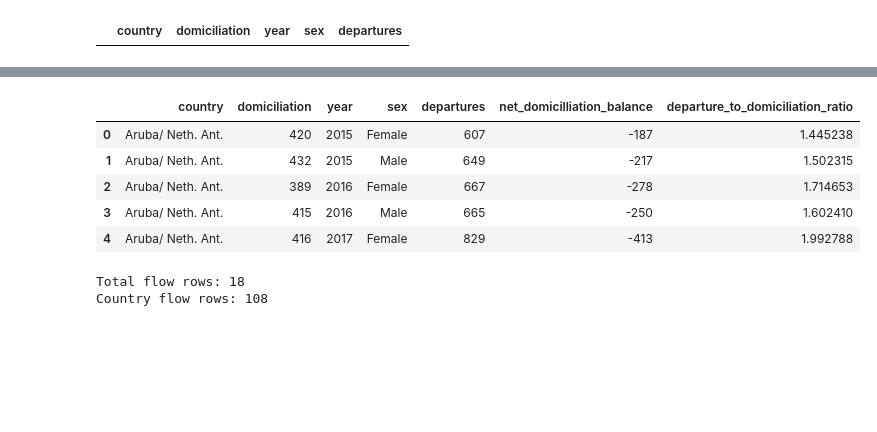
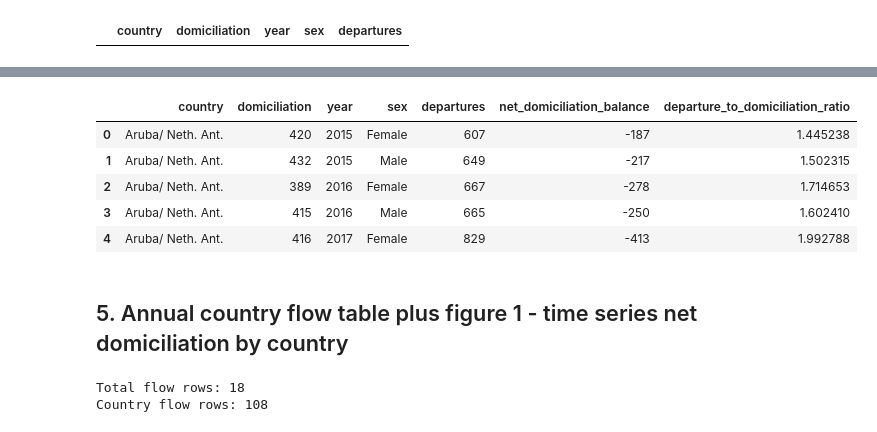
Before and after one commit to GirelliG-it/aruba_population_analyses, a Jupyter notebook: notebooks/1_11-1_12-dom-dep.ipynb, the cells around one changed output, grey strips where cells are left out. Saved outputs shown, nothing was run; the diff lists cells and outputs as text; code cells hidden in the pictures; blank space fills up the shorter version.

```diff
--- a/notebooks/1_11-1_12-dom-dep.ipynb
+++ b/notebooks/1_11-1_12-dom-dep.ipynb
@@ -157,24 +170,26 @@ flow[
 # %%
 # Calculate registration-based balance
 
-flow["net_domicilliation_balance"] = (
+flow["net_domiciliation_balance"] = (
     flow["domiciliation"] - flow["departures"]
 )
 
 flow["departure_to_domiciliation_ratio"] = np.where(
     flow["domiciliation"] > 0,
     flow["departures"] / flow["domiciliation"],
     np.nan
 )
 
 flow.head()
 # %% [output]
-|  | country | domiciliation | year | sex | departures | net_domicilliation_balance | departure_to_domiciliation_ratio |
+|  | country | domiciliation | year | sex | departures | net_domiciliation_balance | departure_to_domiciliation_ratio |
 | 0 | Aruba/ Neth. Ant. | 420 | 2015 | Female | 607 | -187 | 1.445238 |
 | 1 | Aruba/ Neth. Ant. | 432 | 2015 | Male | 649 | -217 | 1.502315 |
 | 2 | Aruba/ Neth. Ant. | 389 | 2016 | Female | 667 | -278 | 1.714653 |
 | 3 | Aruba/ Neth. Ant. | 415 | 2016 | Male | 665 | -250 | 1.602410 |
 | 4 | Aruba/ Neth. Ant. | 416 | 2017 | Female | 829 | -413 | 1.992788 |
+# %% [markdown]
+## 5. Annual country flow table plus figure 1 - time series net domiciliation by country
 # %%
 # Split aggregate Total rows from country-level rows
 
```
Also changed, not shown: parts of 20 cells of this notebook, 1 other file.
